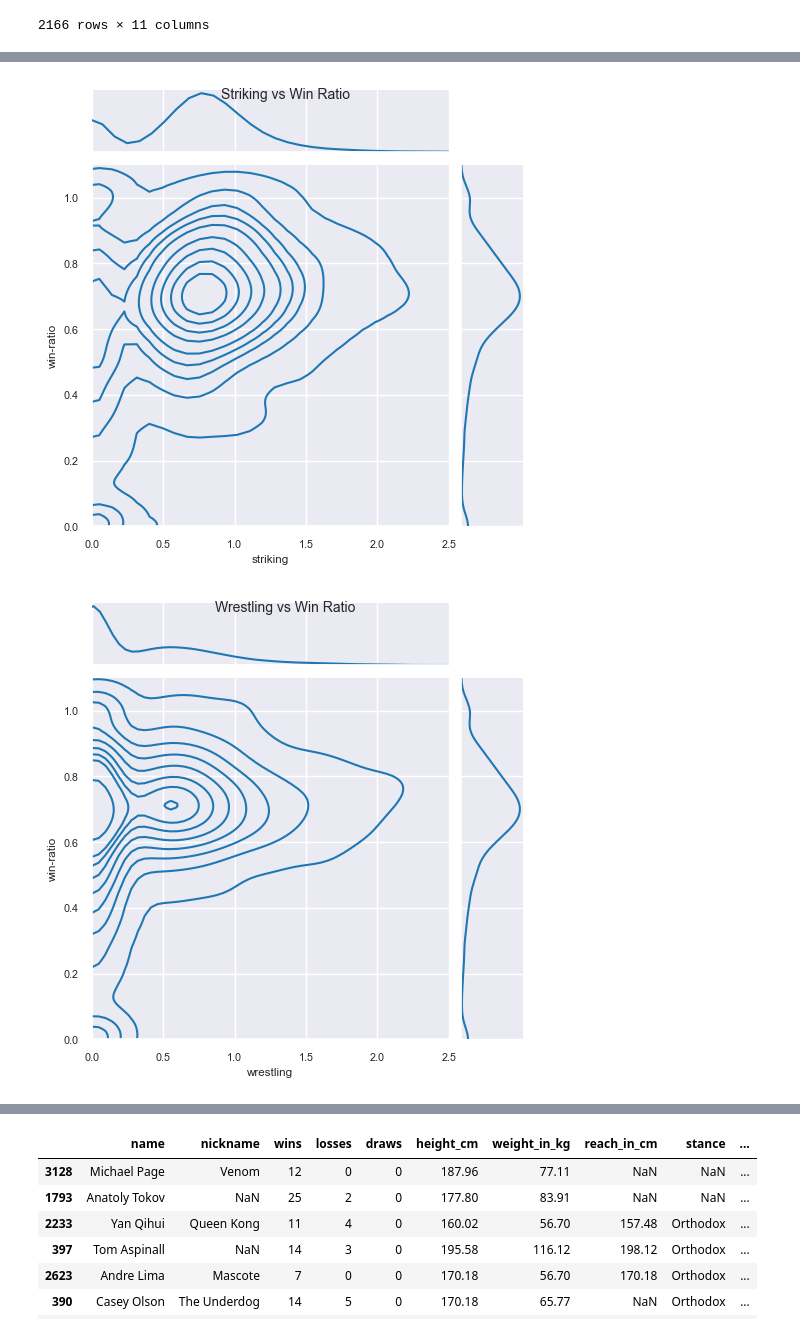
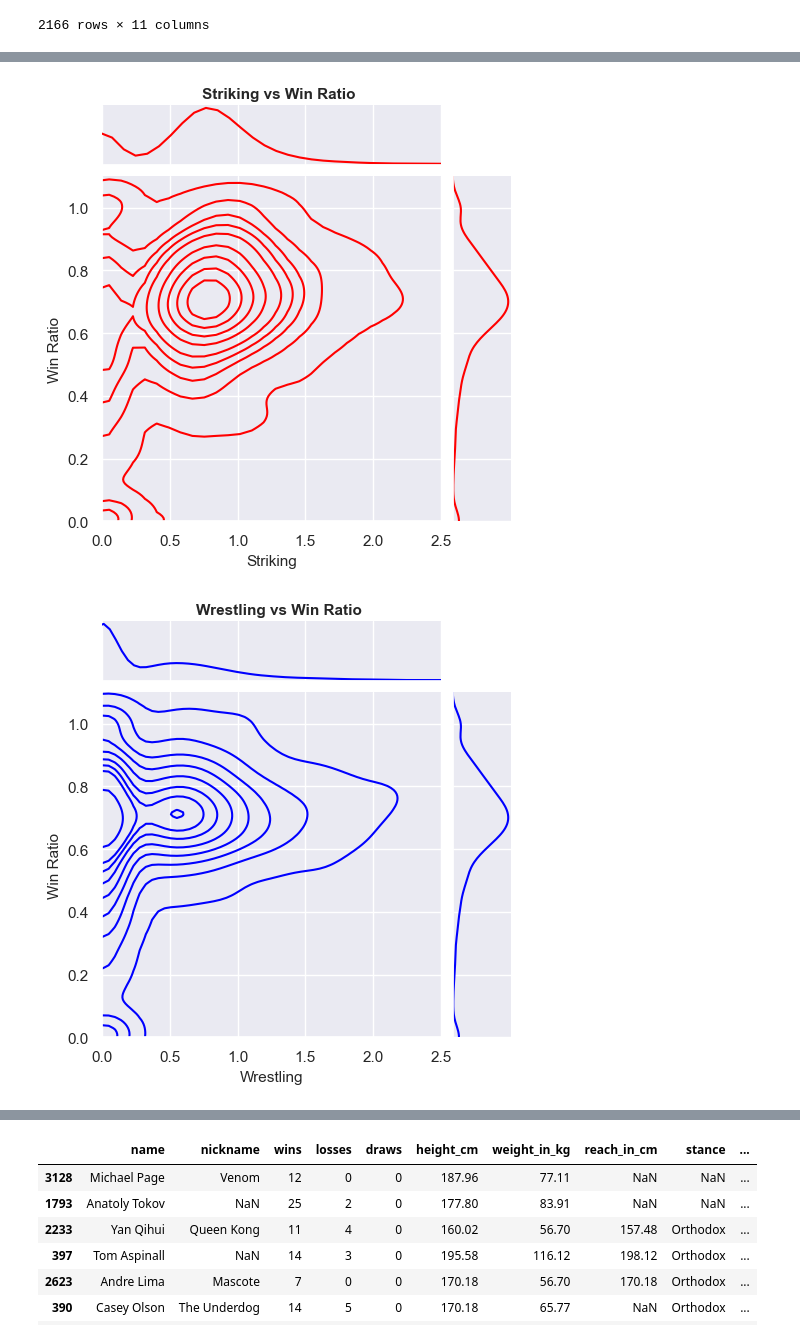
Before and after one commit to Brtsz8/ufc-dataset-analysis, a Jupyter notebook: UFC_analysis_project.ipynb, the cells around one changed output, grey strips where cells are left out. Saved outputs shown, nothing was run; the diff lists cells and outputs as text; code cells hidden in the pictures.

```diff
--- a/UFC_analysis_project.ipynb
+++ b/UFC_analysis_project.ipynb
@@ -6,6 +6,10 @@ import numpy as np
 import pandas as pd
 import matplotlib.pyplot as plt
 import seaborn as sns
+# %%
+#usefull functions
+def set_title(fig, title, y=1.0, weight="bold", fontsize=11):
+    fig.suptitle(title, y=y, weight=weight, fontsize=fontsize)
 # %%
 #import darafream
 df = pd.read_csv("ufc-fighters-statistics.csv")
@@ -170,8 +174,11 @@ df.sort_values('wins' , ascending = False).head()
 df_body = df[df['wins'].between(0,100) & df['losses'].between(0,40)]
 
 sns.set_style("darkgrid")
-sns.set_context("notebook", font_scale=1)
+sns.set_context("notebook", font_scale=0.8)
 
-sns.scatterplot(data = df_body ,x='wins',hue='wins', legend = False, y='losses' , palette="rocket")
+plot = sns.catplot(data = df_body ,x='wins',hue='wins', legend = False, y='losses',
+                   kind="point" , palette="rocket", errorbar='sd', height=5, aspect=1.8)
+
+plt.tight_layout()
 plt.show()
 # %% [output]
@@ -225,15 +232,13 @@ df_physical
 2166 rows × 11 columns
 # %%
 fig, axes = plt.subplots(1, 2, figsize=(12, 5))
+sns.set_context("notebook", font_scale=1)
 
 #analysis of count of fighters stances
-sns.set_style("darkgrid")
-sns.set_context("notebook", font_scale=0.70)
 sns.barplot(data = df_physical ,x='stance', hue='stance', legend= False , y='win-ratio' , palette="rocket", ax=axes[0])
 axes[0].set_title("Average Win Ratio for each Stance")
 
 #zooming in on win-count form 0.7 to 0.8
-sns.set_context("notebook", font_scale=0.70)
 sns.barplot(data = df_physical ,x='stance', hue='stance', legend= False , y='win-ratio' , palette="rocket", ax=axes[1])
 axes[1].set_ylim(0.7 , 0.8)
 axes[1].set_title("Zoomed-in win-ratio ( from 0.7 to 0.8)")
@@ -245,11 +250,15 @@ plt.show()
 # %%
 #analysis of relations beetwenn height, reach and weight
 
-sns.set_style("darkgrid")
-sns.set_context("notebook", font_scale=0.70)
-#sns.jointplot(data=df_physical , x='height_cm', y='reach_in_cm' ,hue='reach_in_cm', palette="rocket")
-#sns.jointplot(data=df_physical , x='height_cm', y='reach_in_cm' ,hue='height_cm', palette="rocket")
-sns.jointplot(data=df_physical , x='height_cm', y='reach_in_cm' ,hue='weight_in_kg',
-              palette="flare", kind="scatter",xlim=(150, 220), ylim=(140, 220))
+fig = sns.jointplot(data=df_physical , x='height_cm', y='reach_in_cm' ,hue='weight_in_kg',
+                    palette="flare", kind="scatter",xlim=(150, 220), ylim=(140, 220))
+
+#title, label and legend modification
+set_title(fig.fig,'Relationship Between Height, Reach, and Weight Distribution')
+fig.set_axis_labels('Height [cm]', 'Reach [cm]', fontsize=11)
+legend = fig.ax_joint.legend_
+legend.set_title("Weight [kg]")
+
+#fig.savefig("output.png")
 plt.show()
 # %% [output]
@@ -257,27 +266,30 @@ plt.show()
 # %%
+sns.set_context("notebook", font_scale=1)
 #now i will look for relations beetwen striking accuracy/defence and win rate
 #add striking collumn that will be significant_striking_accuracy / significant_strike_defence
 df["win-ratio"] = df["wins"]/(df["wins"] + df["losses"])
 df["striking"] =np.where(df['significant_strike_defence'] != 0,
                          df['significant_striking_accuracy']/df['significant_strike_defence'],
                          0)
 #now i will look for relations beetwen wrestling takedown_accuracy/takedown_defense and win rate
 #add wrestling collumn that will be takedown_accuracy/takedown_defense
 
 df["wrestling"] =np.where(df['takedown_defense'] != 0,
                          df['takedown_accuracy']/df['takedown_defense'],
                          0)
 
-g1 = sns.jointplot(data=df, x='striking', y='win-ratio', kind='kde', xlim=(0, 2.5), ylim=(0,1.1) , height=5, dropna = True)
-g1.fig.suptitle("Striking vs Win Ratio")
+g1 = sns.jointplot(data=df, x='striking', y='win-ratio', kind='kde', xlim=(0, 2.5), ylim=(0,1.1) , height=5, dropna = True, color="red")
+set_title(g1.fig,'Striking vs Win Ratio')
+g1.set_axis_labels('Striking', 'Win Ratio', fontsize=11)
 
-g2 = sns.jointplot(data=df, x='wrestling', y='win-ratio', kind='kde', xlim=(0, 2.5),ylim=(0,1.1) , height=5, dropna = True)
-g2.fig.suptitle("Wrestling vs Win Ratio")
+g2 = sns.jointplot(data=df, x='wrestling', y='win-ratio', kind='kde', xlim=(0, 2.5),ylim=(0,1.1) , height=5, dropna = True, color="blue")
+set_title(g2.fig, 'Wrestling vs Win Ratio')
+g2.set_axis_labels('Wrestling', 'Win Ratio', fontsize=11)
 
 plt.show()
 # %% [output]
-[figure, old version]
+[figure, new version]
-[figure, old version]
+[figure, new version]
 # %%
 df.sort_values('striking' , ascending = False).head(10)
 # %% [output]
```
Also changed, not shown: parts of 6 cells of this notebook, 1 other file.
